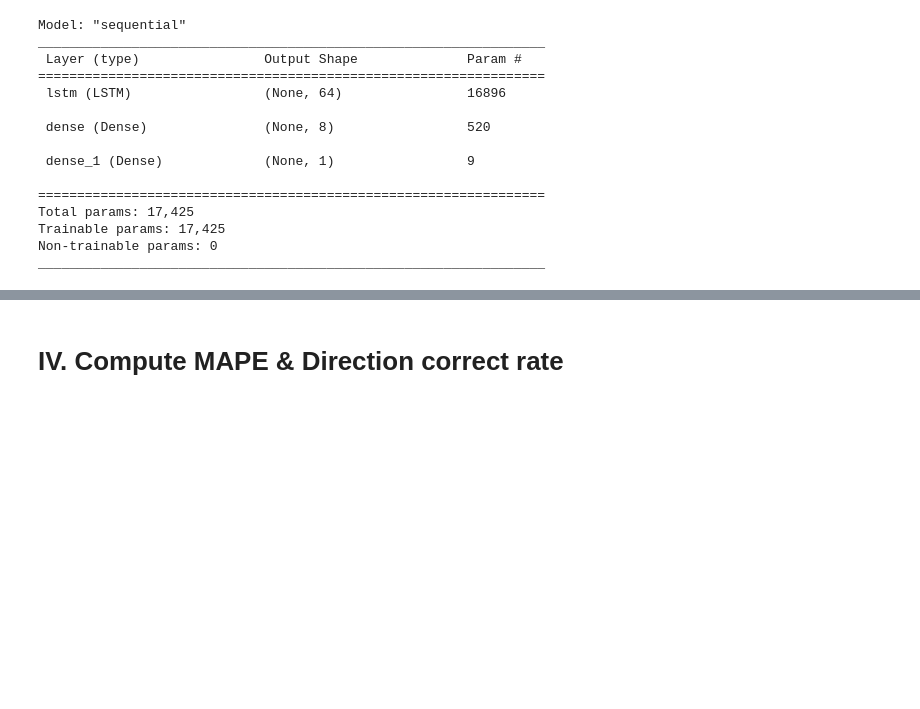
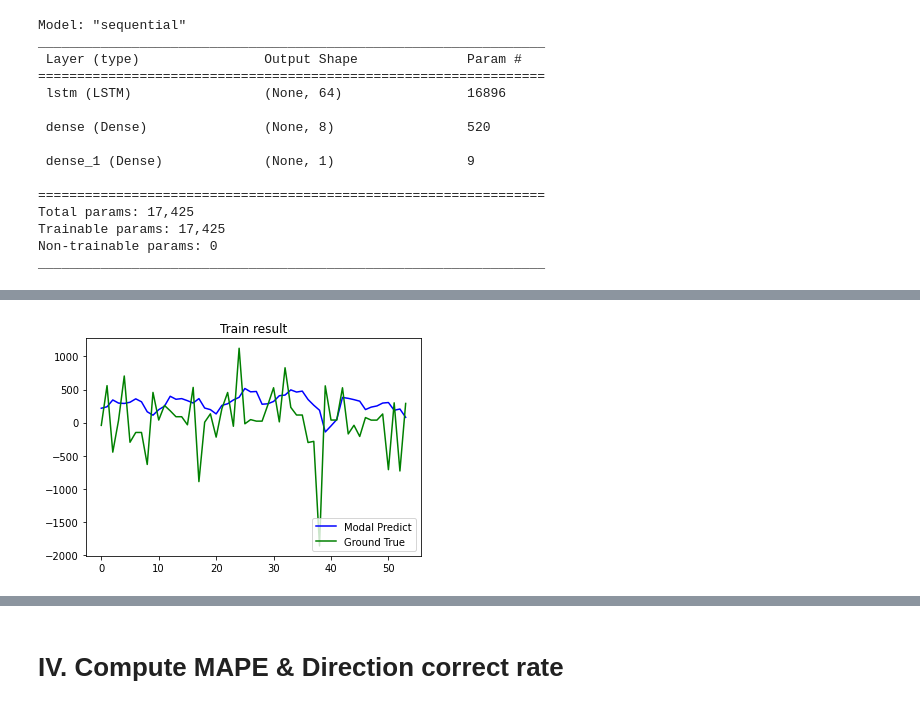
Before and after one commit to la83la/about_emotion, a Jupyter notebook: 4_OF_LSTM.ipynb, the cells around one changed output, grey strips where cells are left out. Cells and saved outputs as stored; diff of their text form; code cells hidden in the pictures; blank space fills up the shorter version.

```diff
--- a/4_OF_LSTM.ipynb
+++ b/4_OF_LSTM.ipynb
@@ -193,0 +239,19 @@ Can't predict it precisely
+# %%
+# 加入delta
+Data_new = combine_df.copy()
+
+Data_new['tomorrow'] = Data_new['Close'].shift(-1)
+Data_new.drop(Data_new.tail(1).index, inplace=True)
+Data_new['delta'] = Data_new['tomorrow'] - Data_new['Close']
+tmp3 = Data_new['delta']
+tmp3 = tmp3.to_numpy().reshape(-1, 1)
+scaler = MinMaxScaler()
+temp3 = scaler.fit_transform(tmp3)
+
+WINDOW_SIZE = 3
+X3, y3 = df_to_X_y(temp3, WINDOW_SIZE)
+X3.shape, y3.shape # NUMBER of data, WINDOW_size, number of feature
+
+X_train3, y_train3 = X3[:threshold], y3[:threshold]
+X_test3, y_test3 = X3[threshold:], y3[threshold:]
+X_train3.shape, y_train3.shape, X_test3.shape, y_test3.shape
@@ -193,0 +260,8 @@ Can't predict it precisely
+# %%
+model3 = Sequential()
+model3.add(InputLayer((WINDOW_SIZE, 1)))
+model3.add(LSTM(64))
+model3.add(Dense(8, 'relu'))
+model3.add(Dense(1, 'linear'))
+
+model3.summary()
@@ -193,0 +284,4 @@ Can't predict it precisely
+# %%
+model3.compile(loss=MeanSquaredError(), optimizer=Adam(learning_rate=0.01), metrics=[RootMeanSquaredError()])
+
+model3.fit(X_train3, y_train3, epochs=10)
@@ -193,0 +310,14 @@ Can't predict it precisely
+# %%
+# train result
+train_predictions = model3.predict(X_train3).flatten()
+pred = scaler.inverse_transform(train_predictions.reshape(-1, 1))
+pred = pred.reshape(-1,)
+act = scaler.inverse_transform(y_train3)
+act = act.reshape(-1,)
+
+train_results3 = pd.DataFrame(data={
+    'Train Predictions':pred,
+    'Actuals':act})
+
+plot_modal_res(train_results3, 'Train')
+# %% [output]
@@ -193,0 +325 @@ Can't predict it precisely
+[figure, added]
```
Also changed, not shown: parts of 48 cells of this notebook, 2 other files.
